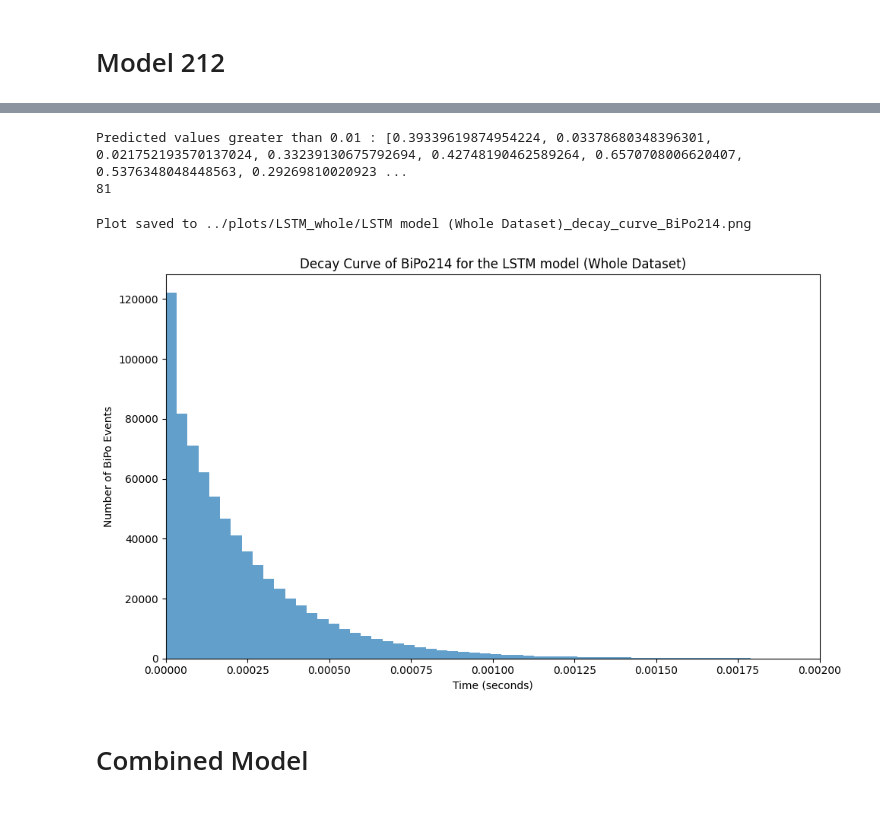
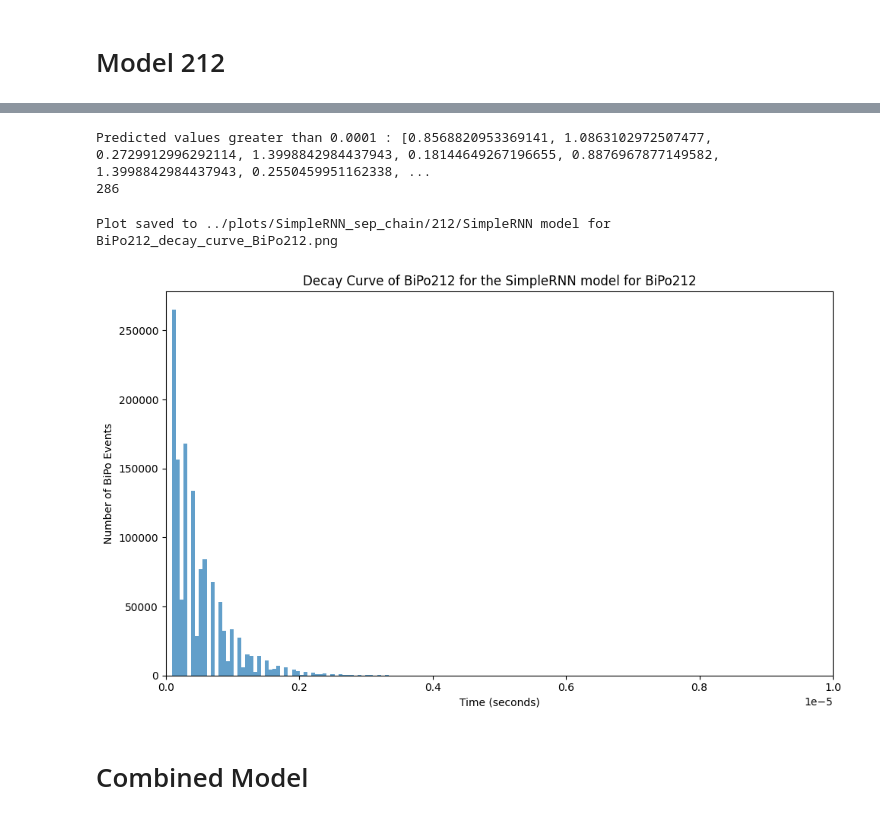
Before and after one commit to anuragxorma/BiPoClassification, a Jupyter notebook: RNN/SimpleRNN_sep_chain_pred.ipynb, the cells around one changed output, grey strips where cells are left out. Cells and saved outputs as stored; diff of their text form; code cells hidden in the pictures.

Commit message:
Updated SimpleRNN chains with correct plots

```diff
--- a/RNN/SimpleRNN_sep_chain_pred.ipynb
+++ b/RNN/SimpleRNN_sep_chain_pred.ipynb
@@ -720,23 +751,23 @@ event_pair_4_5 = (4, 5)
 all_result_diffs2 = calculate_time_differences_for_pair(X2_seq_test, y2_pred_classes, event_pair_4_5)
 flattened_diffs2 = flatten_differences(all_result_diffs2)
 # Apply threshold if needed
-threshold2 = 0.01
+threshold2 = 0.0001
 values_above_threshold2 = [x for x in flattened_diffs2 if x > threshold2]
 print("Predicted values greater than", threshold2, ":", values_above_threshold2)
 
 # Print the counts
 print(len(values_above_threshold2))
 # %% [output]
-Predicted values greater than 0.01 : [0.39339619874954224, 0.03378680348396301, 0.021752193570137024, 0.33239130675792694, 0.42748190462589264, 0.6570708006620407, 0.5376348048448563, 0.29269810020923 ...
-81
+Predicted values greater than 0.0001 : [0.8568820953369141, 1.0863102972507477, 0.2729912996292114, 1.3998842984437943, 0.18144649267196655, 0.8876967877149582, 1.3998842984437943, 0.2550459951162338, ...
+286
 # %%
 # Plot histogram for predicted differences (filtering to <= threshold and non-zero)
 filtered_diffs2 = [x for x in flattened_diffs2 if x <= threshold2 and x != 0]
 plot_histogram(filtered_diffs2,
                model_name= "SimpleRNN model for BiPo212",
                chain= "BiPo212",
-               xlim=(0, 0.00075),
+               xlim=(0, 0.00001),
                save_path=save_folder2)
 # %% [output]
-Plot saved to ../plots/LSTM_whole/LSTM model (Whole Dataset)_decay_curve_BiPo214.png
+Plot saved to ../plots/SimpleRNN_sep_chain/212/SimpleRNN model for BiPo212_decay_curve_BiPo212.png
-[figure, old version]
+[figure, new version]
```
Also changed, not shown: parts of 39 cells of this notebook, 53 other files.
